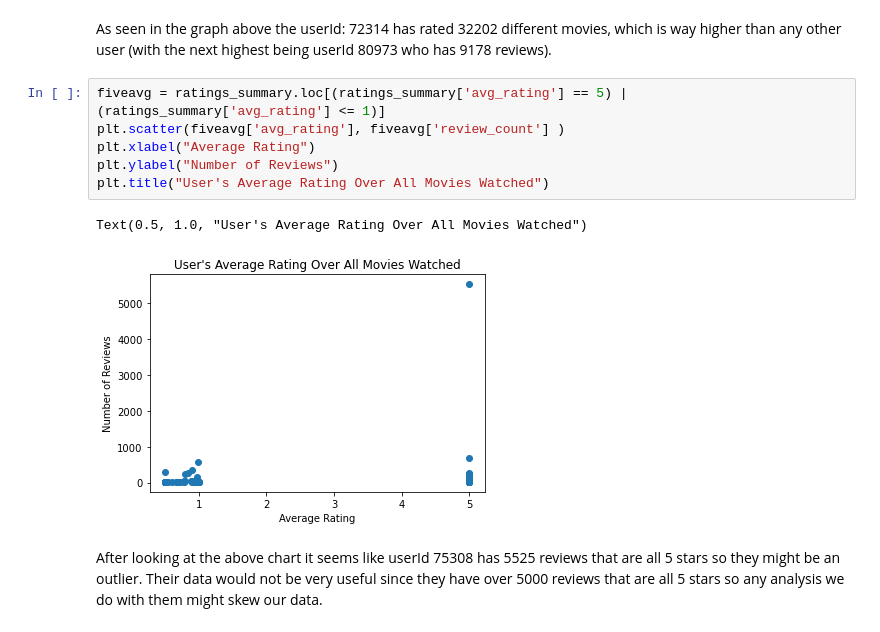
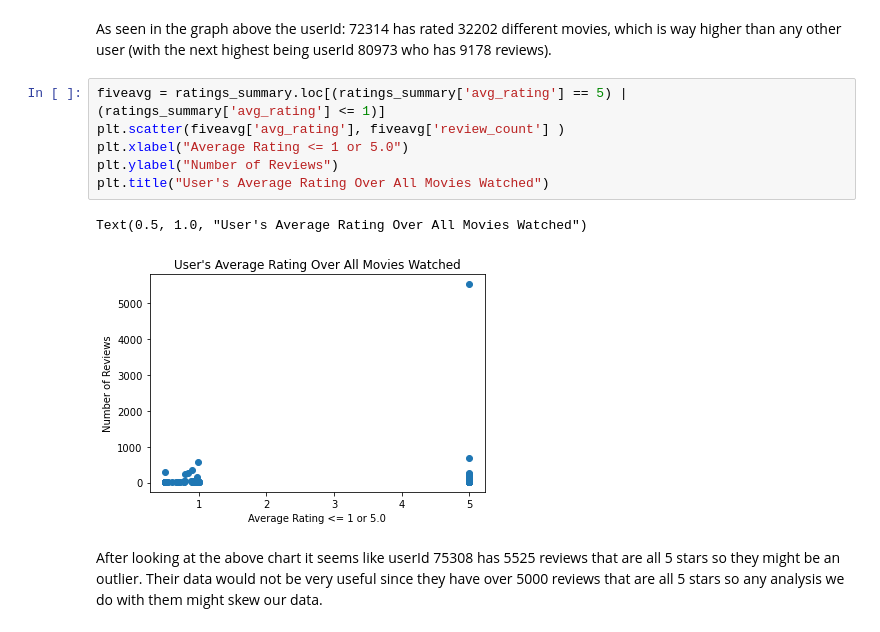
Before and after one commit to rkbhkp/Movie-Recomendation-with-ML, a Jupyter notebook: Milestone_2.ipynb, the cells around one changed output. Drawn from its saved outputs; the diff is of its cells as text.

```diff
--- a/Milestone_2.ipynb
+++ b/Milestone_2.ipynb
@@ -356,11 +356,11 @@ As seen in the graph above the userId: 72314 has rated 32202 different movies, w
 # %%
 fiveavg = ratings_summary.loc[(ratings_summary['avg_rating'] == 5) | (ratings_summary['avg_rating'] <= 1)]
 plt.scatter(fiveavg['avg_rating'], fiveavg['review_count'] )
-plt.xlabel("Average Rating")
+plt.xlabel("Average Rating <= 1 or 5.0")
 plt.ylabel("Number of Reviews")
 plt.title("User's Average Rating Over All Movies Watched")
 # %% [output]
 Text(0.5, 1.0, "User's Average Rating Over All Movies Watched")
-[figure, old version]
+[figure, new version]
 # %% [markdown]
 After looking at the above chart it seems like userId 75308 has 5525 reviews that are all 5 stars so they might be an outlier. Their data would not be very useful since they have over 5000 reviews that are all 5 stars so any analysis we do with them might skew our data.
```
Also changed, not shown: parts of 6 cells of this notebook.
